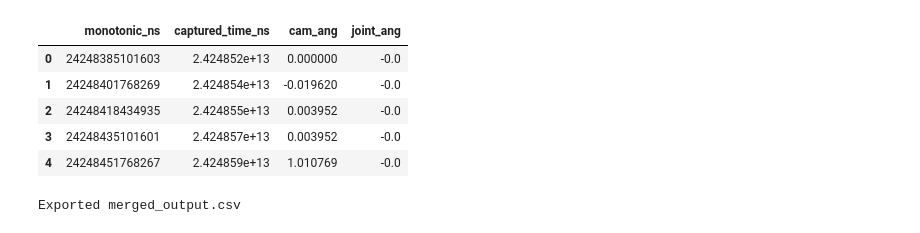
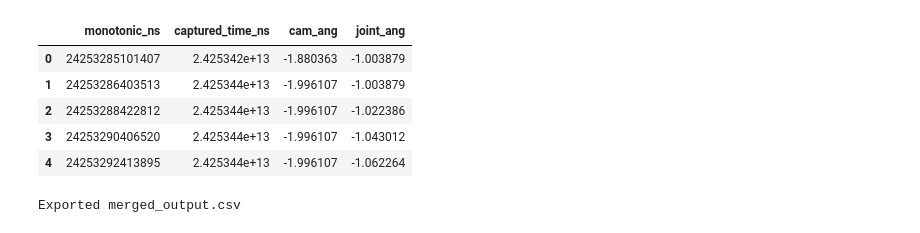
Before and after one commit to zruan-rf/latency_gen-umi, a Jupyter notebook: test.ipynb, the cells around one changed output. Saved outputs shown, nothing was run; the diff lists cells and outputs as text; code cells hidden in the pictures.

```diff
--- a/test.ipynb
+++ b/test.ipynb
@@ -7,37 +7,40 @@ import numpy as np
 # %%
 cam_data = pd.read_csv("cam4_processed.csv")
 joint_data = pd.read_csv("joint_log.csv")
 
 # Keep only monotonic_ns and q5 from joint log and compute abs joint_ang relative to first q5
 joint_data = joint_data[["monotonic_ns", "q5"]].copy()
 joint_data["q5"] = pd.to_numeric(joint_data["q5"], errors="coerce")
 joint_zero = joint_data["q5"].iloc[0]
 joint_data["joint_ang"] = -(joint_data["q5"] - joint_zero) * 180.0 / np.pi
 
 # Compute cam_ang from unit vectors x/y relative to first row angle, then use abs and cap over 90 by subtracting 90
 cam_data = cam_data.copy()
 cam_data["vector_x"] = pd.to_numeric(cam_data["vector_x"], errors="coerce")
 cam_data["vector_y"] = pd.to_numeric(cam_data["vector_y"], errors="coerce")
 first_cam_angle = np.arctan2(cam_data.loc[0, "vector_y"], cam_data.loc[0, "vector_x"])
 cam_data["cam_ang"] = np.degrees(np.arctan2(cam_data["vector_y"], cam_data["vector_x"]) - first_cam_angle)
 cam_data["cam_ang"] = ((cam_data["cam_ang"] + 180) % 360) - 180
 # cam_data["cam_ang"] = np.abs(cam_data["cam_ang"])
 # cam_data.loc[cam_data["cam_ang"] > 90, "cam_ang"] = 180 - cam_data.loc[cam_data["cam_ang"] > 90, "cam_ang"]
 
 # Merge on monotonic_ns, keep both sides, sort and backfill missing values
 merged = pd.merge(cam_data, joint_data, on="monotonic_ns", how="outer", suffixes=("_cam", "_joint"))
 merged = merged.sort_values("monotonic_ns").reset_index(drop=True)
 merged = merged.bfill()
 merged = merged[["monotonic_ns", "captured_time_ns", "cam_ang", "joint_ang"]]
 
+# Restrict to the region of interest
+merged = merged[(merged["monotonic_ns"] > 24253284416022) & (merged["monotonic_ns"] < 24275868433837)].reset_index(drop=True)
+
 merged.head()
 # %% [output]
 |  | monotonic_ns | captured_time_ns | cam_ang | joint_ang |
-| 0 | 24248385101603 | 2.424852e+13 | 0.000000 | -0.0 |
-| 1 | 24248401768269 | 2.424854e+13 | -0.019620 | -0.0 |
-| 2 | 24248418434935 | 2.424855e+13 | 0.003952 | -0.0 |
-| 3 | 24248435101601 | 2.424857e+13 | 0.003952 | -0.0 |
-| 4 | 24248451768267 | 2.424859e+13 | 1.010769 | -0.0 |
+| 0 | 24253285101407 | 2.425342e+13 | -1.880363 | -1.003879 |
+| 1 | 24253286403513 | 2.425344e+13 | -1.996107 | -1.003879 |
+| 2 | 24253288422812 | 2.425344e+13 | -1.996107 | -1.022386 |
+| 3 | 24253290406520 | 2.425344e+13 | -1.996107 | -1.043012 |
+| 4 | 24253292413895 | 2.425344e+13 | -1.996107 | -1.062264 |
 # %%
 merged.to_csv("merged_output.csv", index=False)
 print("Exported merged_output.csv")
```
Also changed, not shown: parts of 3 cells of this notebook.
